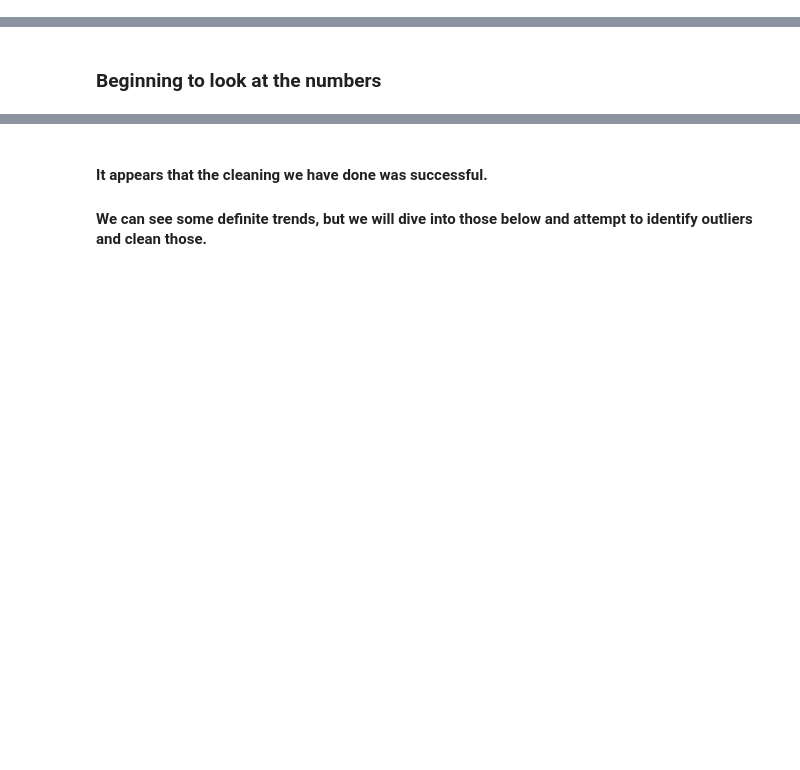
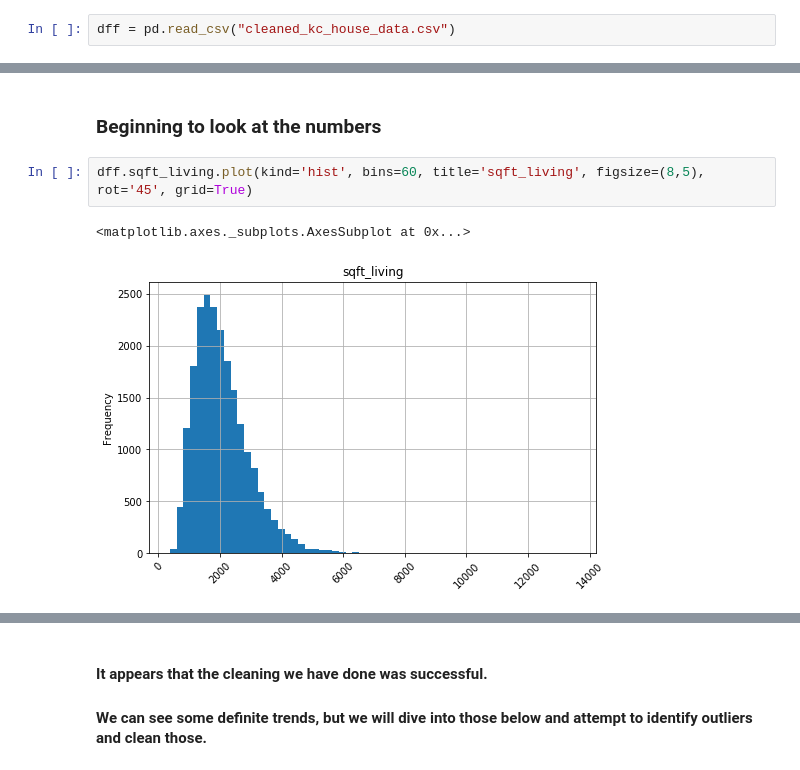
Before and after one commit to Cheffrey2000/Real-Estate-Price_Prediction, a Jupyter notebook: Jeffrey Hinkle KC Housing Data Analysis.ipynb, the cells around one changed output, grey strips where cells are left out. Drawn from its saved outputs; the diff is of its cells as text; blank space fills up the shorter version.

```diff
--- a/Jeffrey Hinkle KC Housing Data Analysis.ipynb
+++ b/Jeffrey Hinkle KC Housing Data Analysis.ipynb
@@ -202,0 +225,2 @@ df.describe()
+# %%
+dff = pd.read_csv("cleaned_kc_house_data.csv")
@@ -203,2 +247,7 @@ df.describe()
 # %% [markdown]
 ### Beginning to look at the numbers
+# %%
+dff.sqft_living.plot(kind='hist', bins=60, title='sqft_living', figsize=(8,5), rot='45', grid=True)
+# %% [output]
+<matplotlib.axes._subplots.AxesSubplot at 0x...>
+[figure, added]
```
Also changed, not shown: parts of 44 cells of this notebook, 1 other file.
